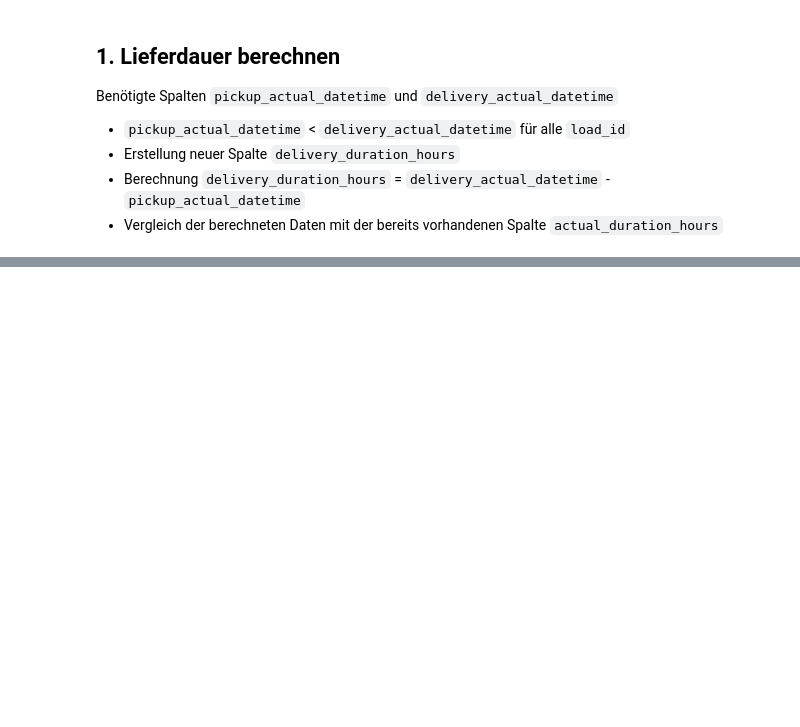
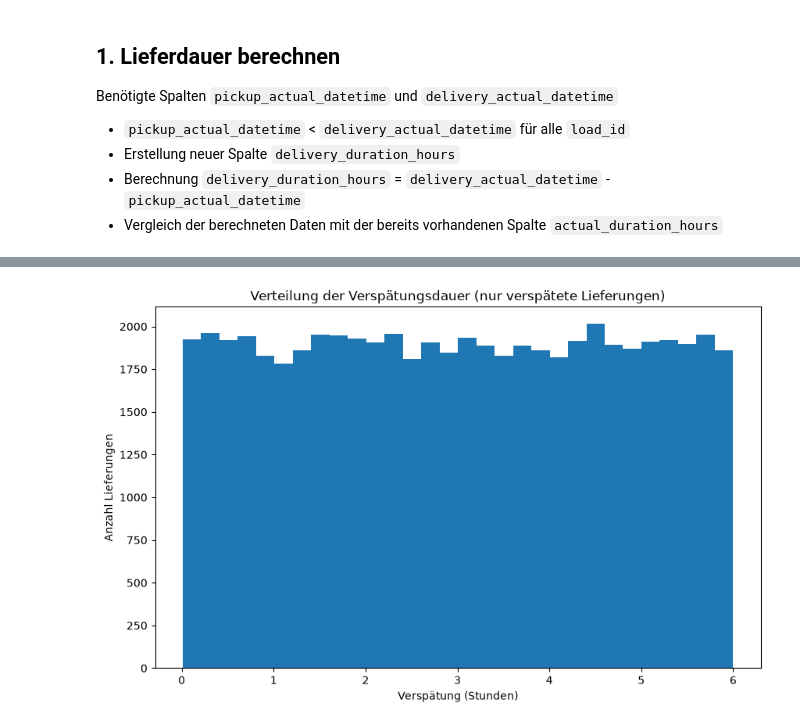
Before and after one commit to NowhereOutThere/smart-logistics-analytics, a Jupyter notebook: notebooks/01_delivery_performance.ipynb, the cells around one changed output, grey strips where cells are left out. Saved outputs shown, nothing was run; the diff lists cells and outputs as text; code cells hidden in the pictures; blank space fills up the shorter version.

```diff
--- a/notebooks/01_delivery_performance.ipynb
+++ b/notebooks/01_delivery_performance.ipynb
@@ -378,0 +69,12 @@ print("Statistik verspaeteter Lieferungen\n ", clean_df[is_delayed_delivery].del
+# %%
+delayed_trips = clean_df[clean_df["is_delayed_delivery"]]
+share_delayed = clean_df["is_delayed_delivery"].mean() * 100
+
+print("### Lieferdauer")
+display(clean_df["delivery_duration_hours"].describe().round(2))
+
+print(f"\n### Pünktlichkeit ({len(clean_df)} Lieferungen gesamt)")
+print(f"Verspätete Lieferungen: {clean_df['is_delayed_delivery'].sum()} ({share_delayed:.2f}%)")
+
+print("\n### Verspätungsdauer (nur verspätete Lieferungen)")
+display(delayed_trips["delivery_delay_hours"].describe().round(2))
@@ -425,0 +137,9 @@ plt.show()
+# %%
+fig, ax = plt.subplots(figsize=(10, 6))
+ax.hist(delayed_trips["delivery_delay_hours"], bins=30)
+ax.set_xlabel("Verspätung (Stunden)")
+ax.set_ylabel("Anzahl Lieferungen")
+ax.set_title("Verteilung der Verspätungsdauer (nur verspätete Lieferungen)")
+plt.show()
+# %% [output]
+[figure, added]
```
Also changed, not shown: parts of 45 cells of this notebook.
